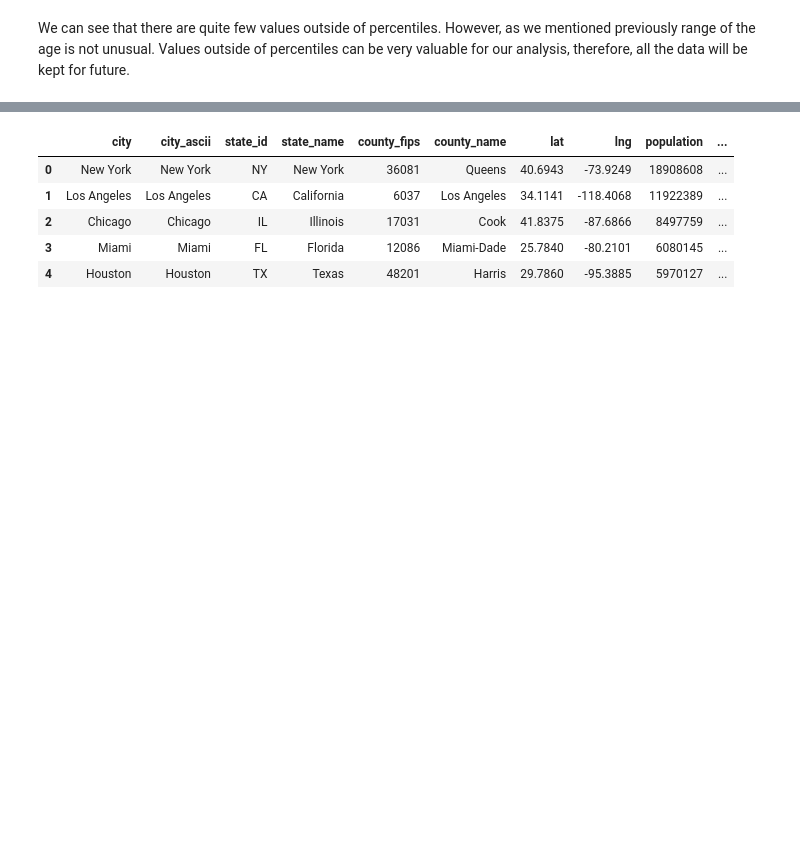
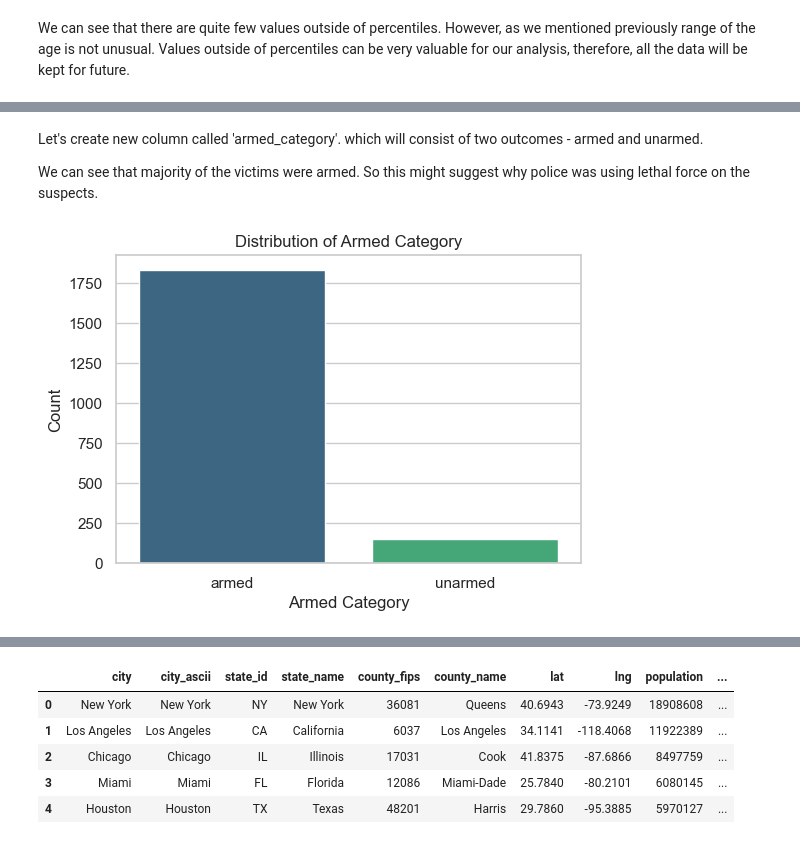
Before and after one commit to gyse3054/Turing-College, a Jupyter notebook: capstone.ipynb, the cells around one changed output, grey strips where cells are left out. Cells and saved outputs as stored; diff of their text form; code cells hidden in the pictures; blank space fills up the shorter version.

```diff
--- a/capstone.ipynb
+++ b/capstone.ipynb
@@ -226,0 +293,16 @@ We can see that there are quite few values outside of percentiles. However, as w
+# %% [markdown]
+Let's create new column called 'armed_category'. which will consist of two outcomes - armed and unarmed.
+
+We can see that majority of the victims were armed. So this might suggest why police was using lethal force on the suspects.
+# %%
+# Create a new column 'armed_category' based on conditions
+new_data['armed_category'] = new_data['armed'].apply(lambda x: 'unarmed' if x == 'unarmed' else 'armed')
+
+plt.figure(figsize=(6, 4))
+sns.countplot(x='armed_category', data=new_data, palette='viridis')
+plt.xlabel('Armed Category')
+plt.ylabel('Count')
+plt.title('Distribution of Armed Category')
+plt.show()
+# %% [output]
+[figure, added]
```
Also changed, not shown: parts of 38 cells of this notebook.
